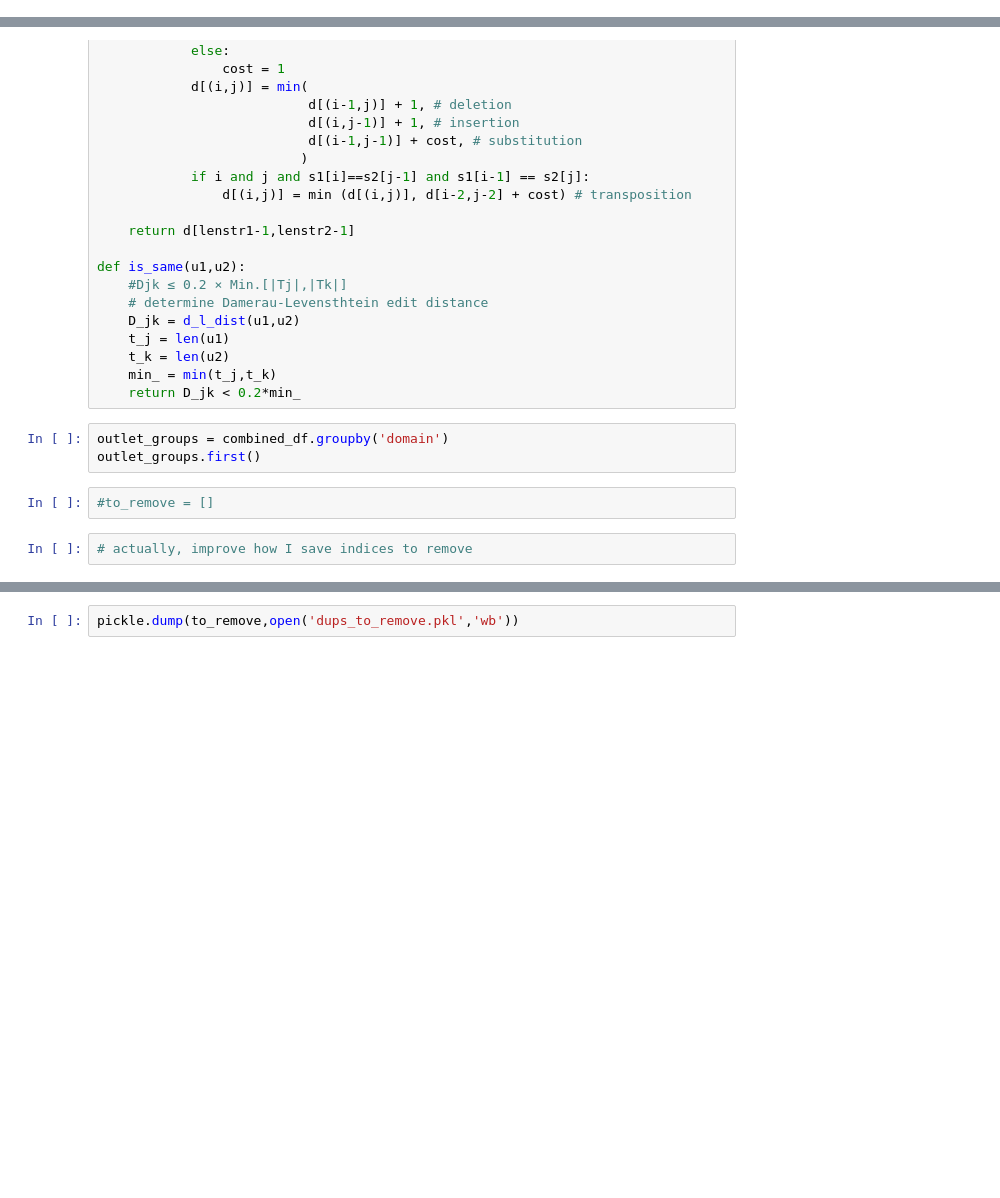
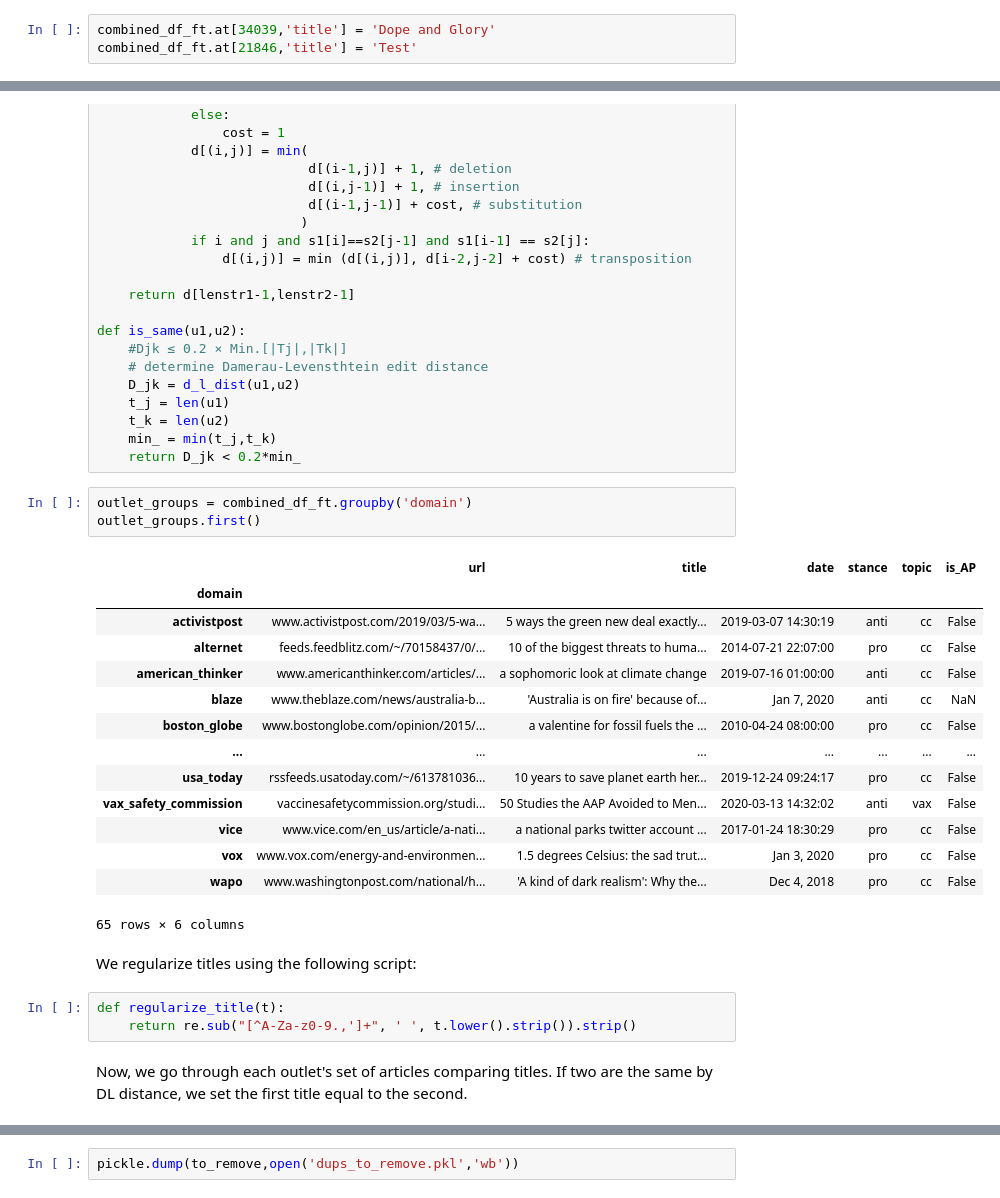
Before and after one commit to yiweiluo/GWStance, a Jupyter notebook: data_scraping/scraping_main.ipynb, the cells around one changed output, grey strips where cells are left out. Cells and saved outputs as stored; diff of their text form; blank space fills up the shorter version.

```diff
--- a/data_scraping/scraping_main.ipynb
+++ b/data_scraping/scraping_main.ipynb
@@ -1299,0 +1393,3 @@ print(combined_df.loc[pd.isnull(combined_df.date)].shape)
+# %%
+combined_df_ft.at[34039,'title'] = 'Dope and Glory'
+combined_df_ft.at[21846,'title'] = 'Test'
@@ -1334,10 +1437,28 @@ def is_same(u1,u2):
     min_ = min(t_j,t_k)
     return D_jk < 0.2*min_
 # %%
-outlet_groups = combined_df.groupby('domain')
+outlet_groups = combined_df_ft.groupby('domain')
 outlet_groups.first()
+# %% [output]
+|  | url | title | date | stance | topic | is_AP |
+| domain |  |  |  |  |  |  |
+| activistpost | www.activistpost.com/2019/03/5-wa... | 5 ways the green new deal exactly... | 2019-03-07 14:30:19 | anti | cc | False |
+| alternet | feeds.feedblitz.com/~/70158437/0/... | 10 of the biggest threats to huma... | 2014-07-21 22:07:00 | pro | cc | False |
+| american_thinker | www.americanthinker.com/articles/... | a sophomoric look at climate change | 2019-07-16 01:00:00 | anti | cc | False |
+| blaze | www.theblaze.com/news/australia-b... | 'Australia is on fire' because of... | Jan 7, 2020 | anti | cc | NaN |
+| boston_globe | www.bostonglobe.com/opinion/2015/... | a valentine for fossil fuels the ... | 2010-04-24 08:00:00 | pro | cc | False |
+| ... | ... | ... | ... | ... | ... | ... |
+| usa_today | rssfeeds.usatoday.com/~/613781036... | 10 years to save planet earth her... | 2019-12-24 09:24:17 | pro | cc | False |
+| vax_safety_commission | vaccinesafetycommission.org/studi... | 50 Studies the AAP Avoided to Men... | 2020-03-13 14:32:02 | anti | vax | False |
+| vice | www.vice.com/en_us/article/a-nati... | a national parks twitter account ... | 2017-01-24 18:30:29 | pro | cc | False |
+| vox | www.vox.com/energy-and-environmen... | 1.5 degrees Celsius: the sad trut... | Jan 3, 2020 | pro | cc | False |
+| wapo | www.washingtonpost.com/national/h... | 'A kind of dark realism': Why the... | Dec 4, 2018 | pro | cc | False |
+65 rows × 6 columns
-# %%
-#to_remove = []
-# %%
-# actually, improve how I save indices to remove
+# %% [markdown]
+We regularize titles using the following script:
+# %%
+def regularize_title(t):
+    return re.sub("[^A-Za-z0-9.,']+", ' ', t.lower().strip()).strip()
+# %% [markdown]
+Now, we go through each outlet's set of articles comparing titles. If two are the same by DL distance, we set the first title equal to the second.
 # %%
```
Also changed, not shown: parts of 20 cells of this notebook, 1 other file.
